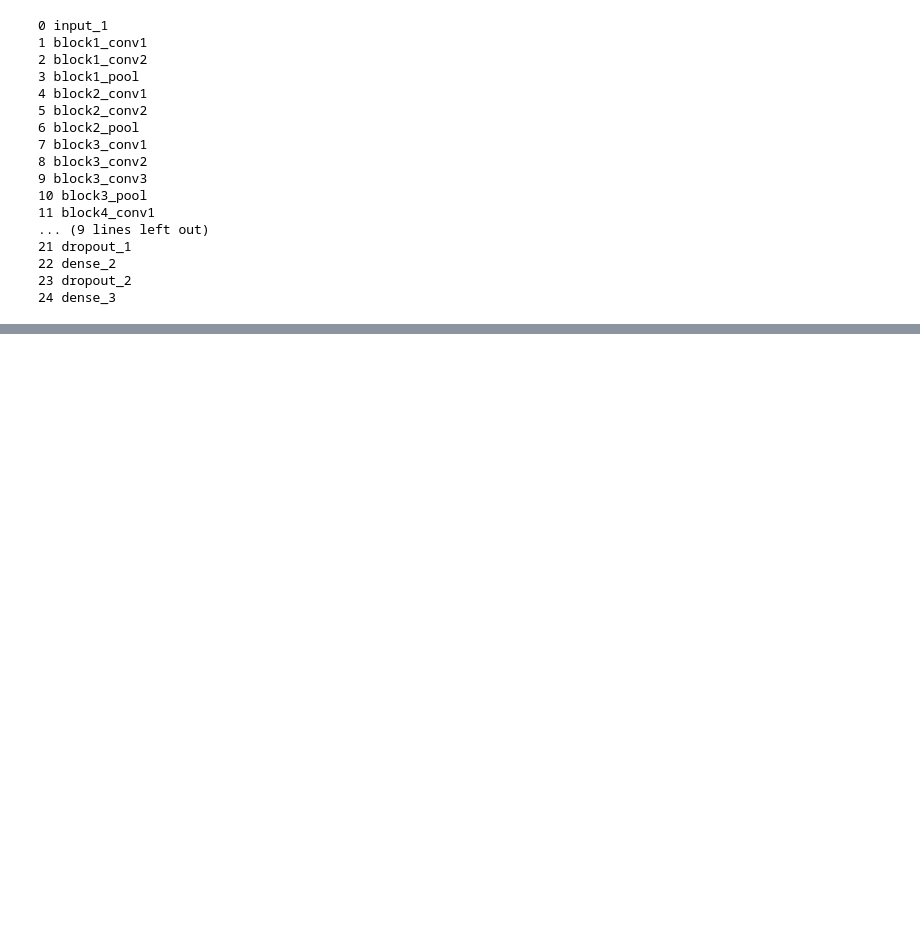
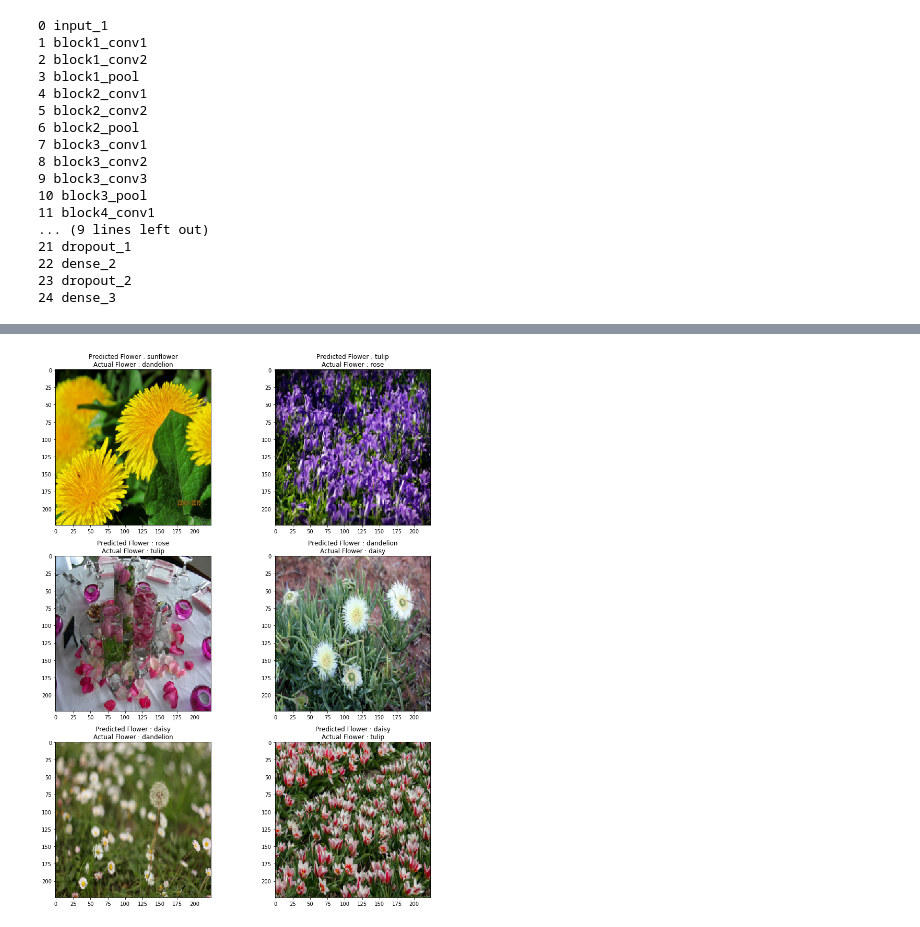
Before and after one commit to lmeazzini/Flower-Recognition, a Jupyter notebook: CNNs - Tutorial Transfer Learning.ipynb, the cells around one changed output, grey strips where cells are left out. Saved outputs shown, nothing was run; the diff lists cells and outputs as text; code cells hidden in the pictures; blank space fills up the shorter version.

```diff
--- a/CNNs - Tutorial Transfer Learning.ipynb
+++ b/CNNs - Tutorial Transfer Learning.ipynb
@@ -264,11 +273,10 @@ Non-trainable params: 14,714,688
 _________________________________________________________________
 # %%
-nadam = Nadam(lr = 0.0001)
-adam = Adam(lr = 0.001)
+tf_model.load_weights('TF-CNN.29-0.08-0.98-1.03-0.85.hdf5')
 filepath = 'TF-CNN.{epoch:02d}-{loss:.2f}-{acc:.2f}-{val_loss:.2f}-{val_acc:.2f}.hdf5'
 lr_red = keras.callbacks.ReduceLROnPlateau(monitor='acc', patience=3, verbose=1, factor=0.5, min_lr=0.000001)
 chkpoint = keras.callbacks.ModelCheckpoint(filepath, monitor='val_acc', verbose=0, save_best_only=True, save_weights_only=False, mode='auto', period=1)
-tf_model.compile(optimizer = nadam , loss = 'categorical_crossentropy', metrics=["accuracy"])
+tf_model.compile(optimizer = Nadam(0.0001) , loss = 'categorical_crossentropy', metrics=["accuracy"])
 # %%
 history = tf_model.fit(X_train, y_train, batch_size = 1, epochs = 30, initial_epoch = 0,
                     validation_data = (X_val, y_val), callbacks=[lr_red, chkpoint])
@@ -297,0 +321,26 @@ plt.show()
+# %%
+pred = tf_model.predict(X_val)
+pred = np.argmax(pred, axis = 1)
+pred = pd.DataFrame(pred).replace({0:'daisy',1:'dandelion',2:'rose',3:'sunflower',4:'tulip'})
+
+y_val_string = np.argmax(y_val, axis = 1)
+y_val_string = pd.DataFrame(y_val_string).replace({0:'daisy',1:'dandelion',2:'rose',3:'sunflower',4:'tulip'})
+# %%
+mis_class = []
+for i in range(len(y_val_string)):
+    if(not y_val_string[0][i] == pred[0][i]):
+        mis_class.append(i)
+    if(len(mis_class)==8):
+        break
+# %%
+count = 0
+fig,ax = plt.subplots(3,2)
+fig.set_size_inches(15,15)
+for i in range (3):
+    for j in range (2):
+        ax[i,j].imshow(X_val[mis_class[count]][:,:,::-1])
+        ax[i,j].set_title("Predicted Flower : "+str(pred[0][mis_class[count]])+"\n"+"Actual Flower : " + str(y_val_string[0][mis_class[count]]))
+        plt.tight_layout()
+        count+=1
+# %% [output]
+[figure, added]
```
Also changed, not shown: parts of 10 cells of this notebook.
